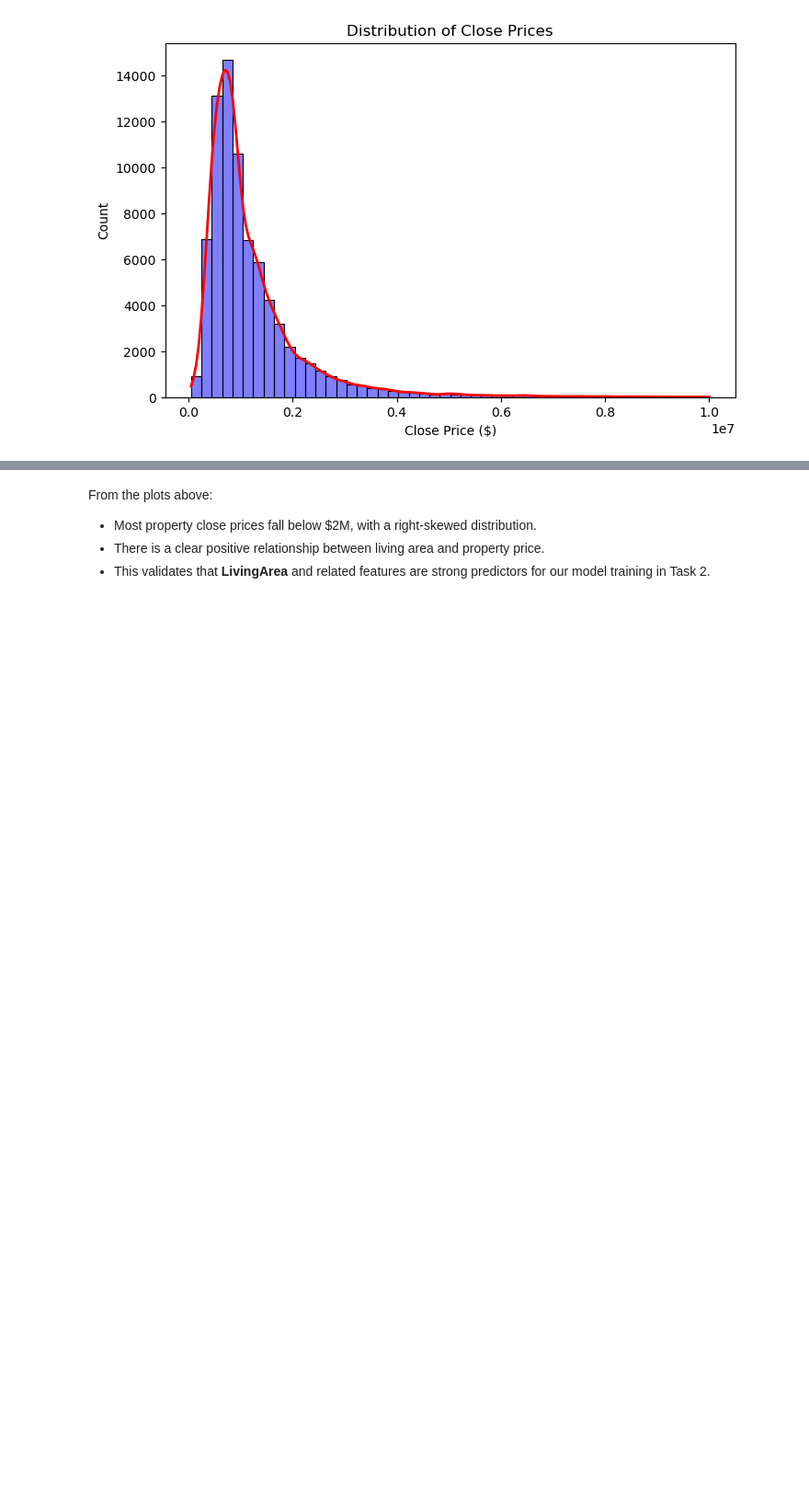
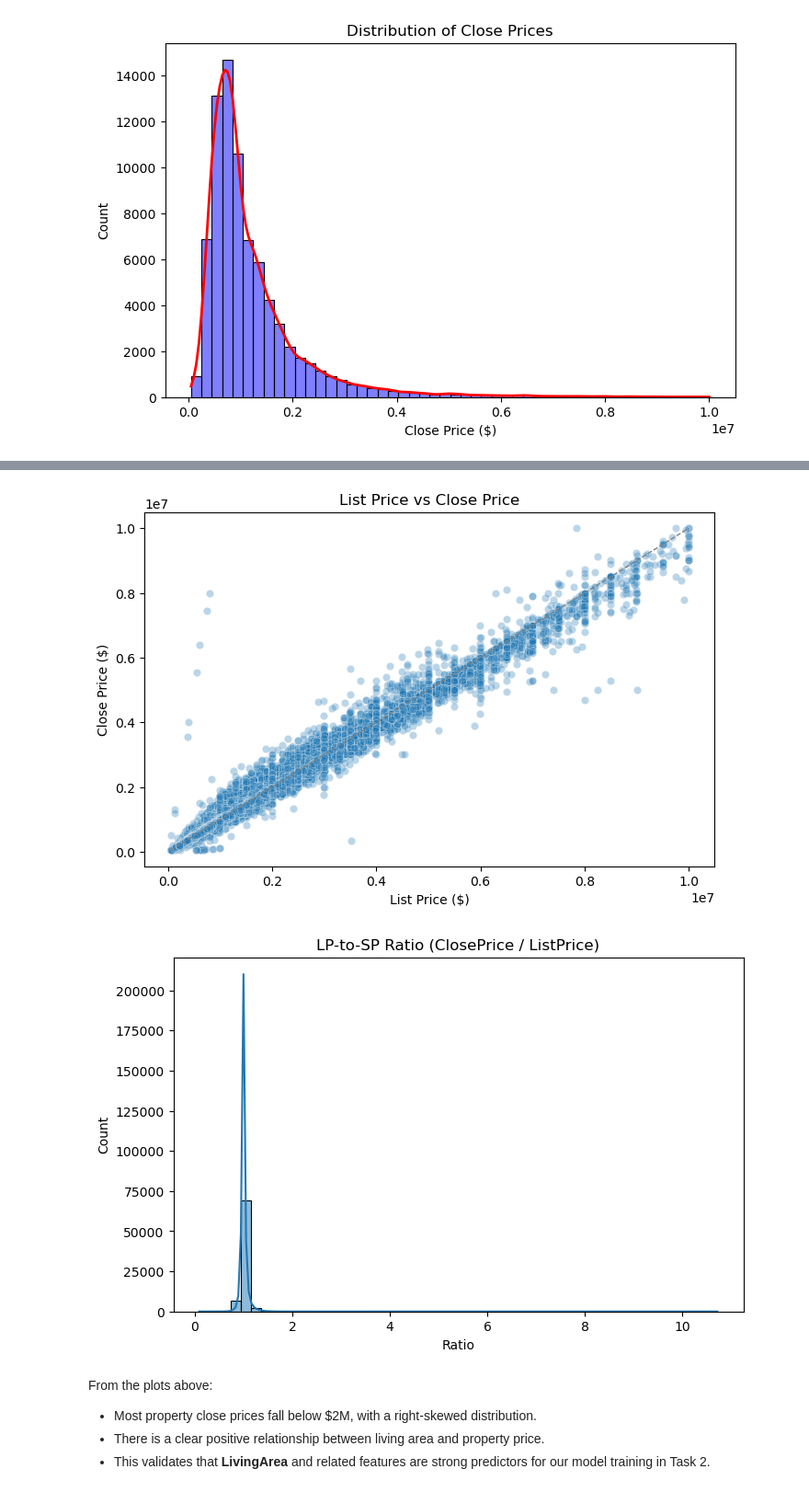
Before and after one commit to stephaniepatriciaans/Home_Price_Predictions, a Jupyter notebook: notebooks/Task 1: Data Exploration & Preprocessing.ipynb, the cells around one changed output, grey strips where cells are left out. Shown at 92% size. Cells and saved outputs as stored; diff of their text form; code cells hidden in the pictures; blank space fills up the shorter version.

```diff
--- a/notebooks/Task 1: Data Exploration & Preprocessing.ipynb
+++ b/notebooks/Task 1: Data Exploration & Preprocessing.ipynb
@@ -196,3 +201,31 @@ Added PricePerSqft using living-area column: LivingArea
+# %%
+# ListPrice visual diagnostics
+if lp:
+    plt.figure(figsize=(8,5))
+    sns.scatterplot(x=df_clean[lp], y=df_clean[target], alpha=0.3)
+    plt.title("List Price vs Close Price")
+    plt.xlabel("List Price ($)")
+    plt.ylabel("Close Price ($)")
+    plt.plot(
+        [df_clean[lp].min(), df_clean[lp].max()],
+        [df_clean[lp].min(), df_clean[lp].max()],
+        linestyle="--", linewidth=1, color="gray"
+    )
+    plt.show()
+
+    if "LP_to_SP_Ratio" in df_clean.columns:
+        plt.figure(figsize=(8,5))
+        sns.histplot(df_clean["LP_to_SP_Ratio"].dropna(), bins=50, kde=True)
+        for line in ax.lines:
+            line.set_color("red")
+            line.set_linewidth(2)
+        plt.title("LP-to-SP Ratio (ClosePrice / ListPrice)")
+        plt.xlabel("Ratio")
+        plt.ylabel("Count")
+        plt.show()
+# %% [output]
+[figure, added]
+[figure, added]
 # %% [markdown]
 
 From the plots above:
```
Also changed, not shown: parts of 18 cells of this notebook, 7 other files.
